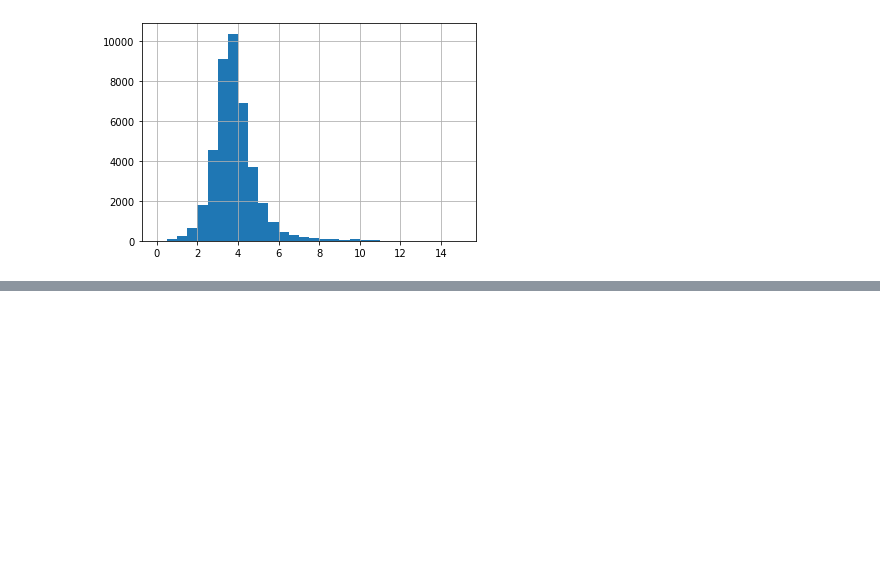
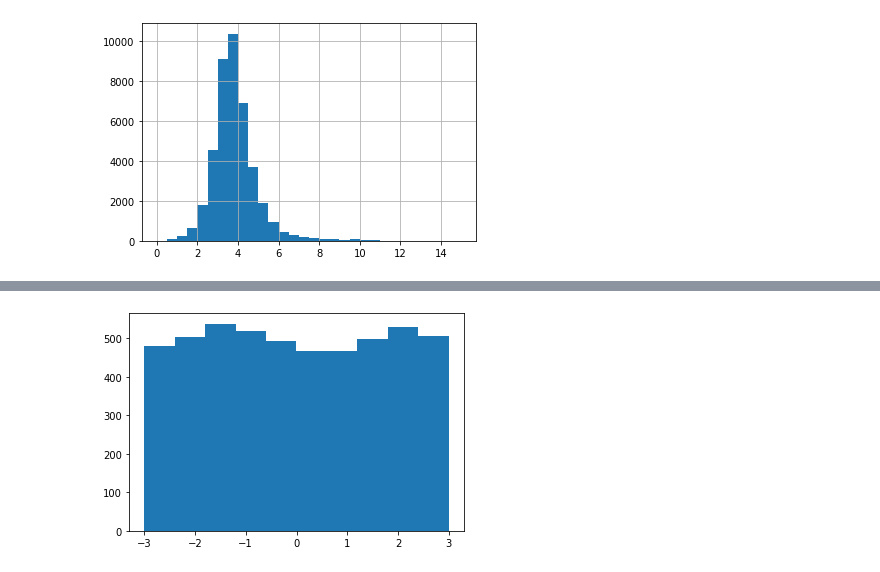
Before and after one commit to Starburned7/data-analytics-projects, a Jupyter notebook: spotify_2020.ipynb, the cells around one changed output, grey strips where cells are left out. Cells and saved outputs as stored; diff of their text form; code cells hidden in the pictures; blank space fills up the shorter version.

```diff
--- a/spotify_2020.ipynb
+++ b/spotify_2020.ipynb
@@ -71,0 +83,4 @@ spotify_population['duration_minutes'].hist(bins=np.arange(0, 15.5, 0.5));
+# %%
+plt.hist(uniforms);
+# %% [output]
+[figure, added]
```
Also changed, not shown: parts of 5 cells of this notebook, 2 other files.
